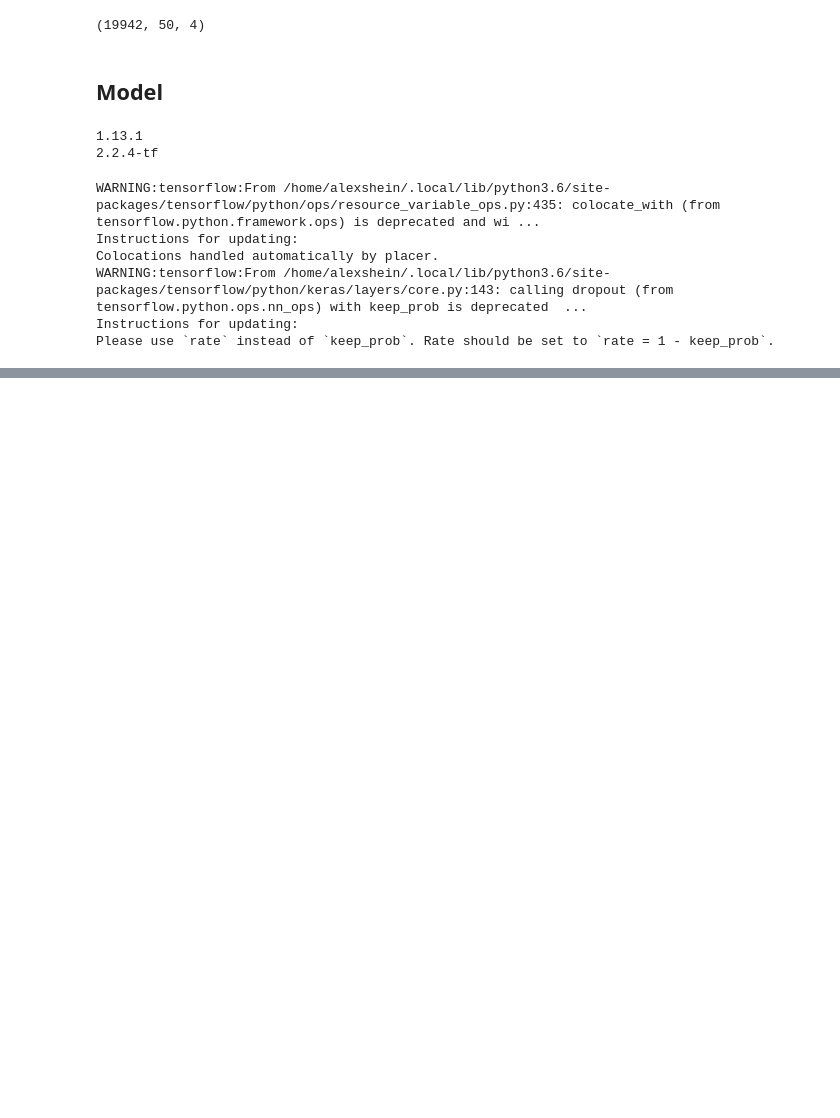
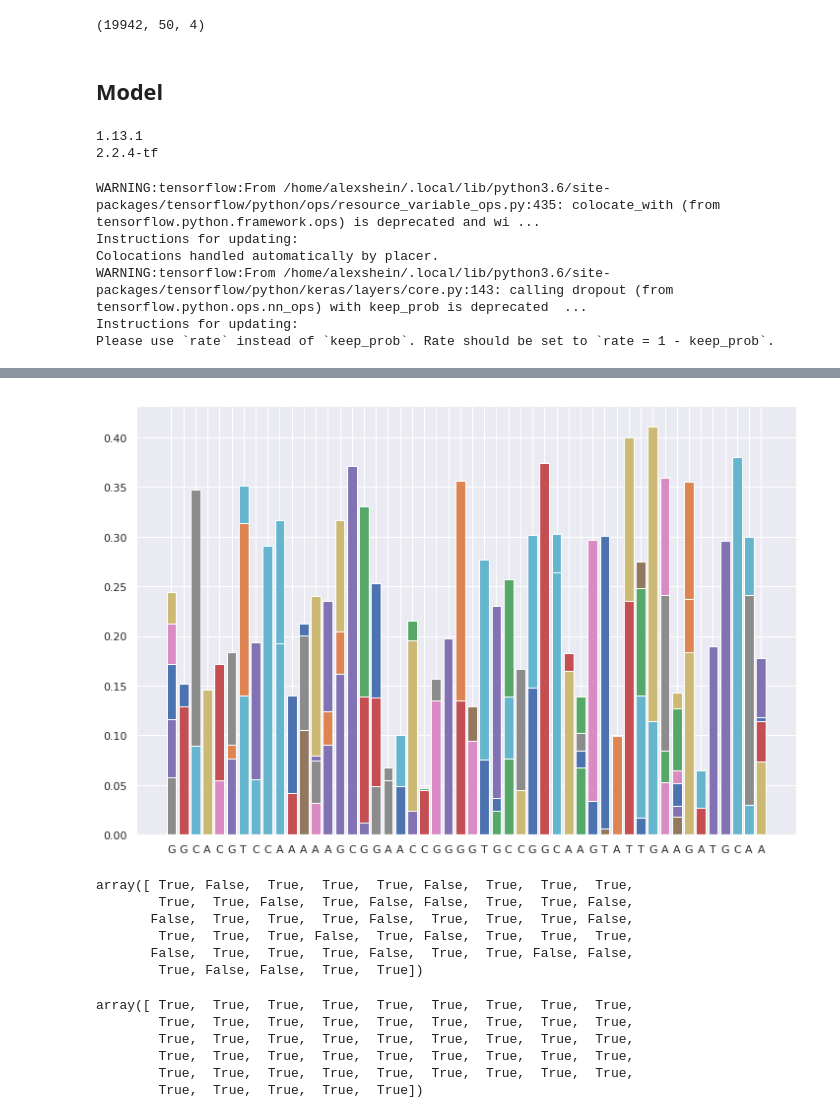
Before and after one commit to AlexShein/DeepLearning, a Jupyter notebook: ProcessedPseudogenes_vs_Shuffled.ipynb, the cells around one changed output, grey strips where cells are left out. Saved outputs shown, nothing was run; the diff lists cells and outputs as text; code cells hidden in the pictures; blank space fills up the shorter version.

```diff
--- a/ProcessedPseudogenes_vs_Shuffled.ipynb
+++ b/ProcessedPseudogenes_vs_Shuffled.ipynb
@@ -220,0 +221,4 @@ plt.legend(loc='lower right')
+# %%
+#Preparing Indermediate model-removing last sigmoid layer
+intermediate_layer_model = Model(inputs=model.input,outputs=model.get_layer('conv1d').output)
+intermediate_layer_model.summary()
@@ -220,0 +237,2 @@ plt.legend(loc='lower right')
+# %%
+abc = intermediate_layer_model.predict(np.expand_dims(X_test[0], axis=0))
@@ -220,0 +263,26 @@ plt.legend(loc='lower right')
+# %%
+plt.xticks(list(range(1,51)), tmp)
+for arr in abc[0].T:
+#     plt.bar(tmp, arr)
+    plt.bar(list(range(1,51)), arr)
+# plt.bar(list(range(1,51)), abc[0][:,1])
+# %% [output]
+[figure, added]
+# %%
+abc[0][:,][0] == abc[0][:,1]
+# %% [output]
+array([ True, False,  True,  True,  True, False,  True,  True,  True,
+        True,  True, False,  True, False, False,  True,  True, False,
+       False,  True,  True,  True, False,  True,  True,  True, False,
+        True,  True,  True, False,  True, False,  True,  True,  True,
+       False,  True,  True,  True, False,  True,  True, False, False,
+        True, False, False,  True,  True])
+# %%
+abc[0].T[0,:] == abc[0][:,0]
+# %% [output]
+array([ True,  True,  True,  True,  True,  True,  True,  True,  True,
+        True,  True,  True,  True,  True,  True,  True,  True,  True,
+        True,  True,  True,  True,  True,  True,  True,  True,  True,
+        True,  True,  True,  True,  True,  True,  True,  True,  True,
+        True,  True,  True,  True,  True,  True,  True,  True,  True,
+        True,  True,  True,  True,  True])
```
Also changed, not shown: parts of 27 cells of this notebook, 3 other files.
